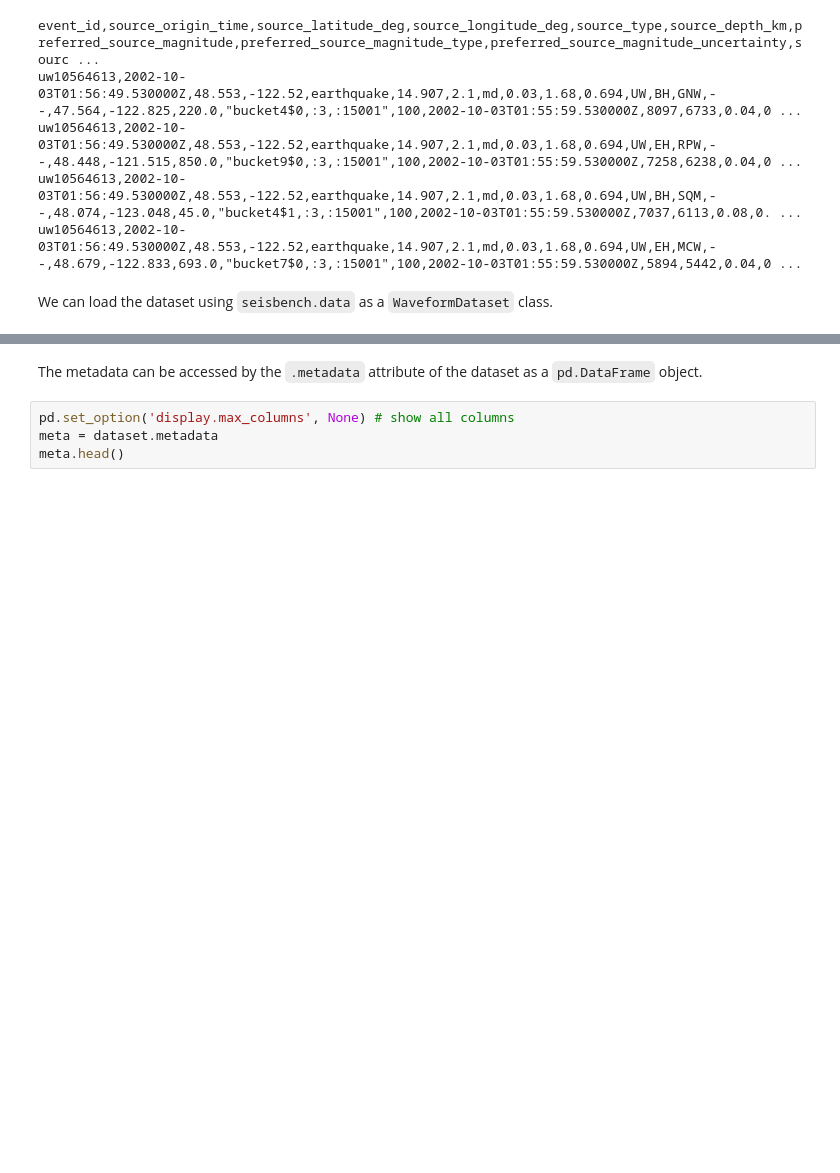
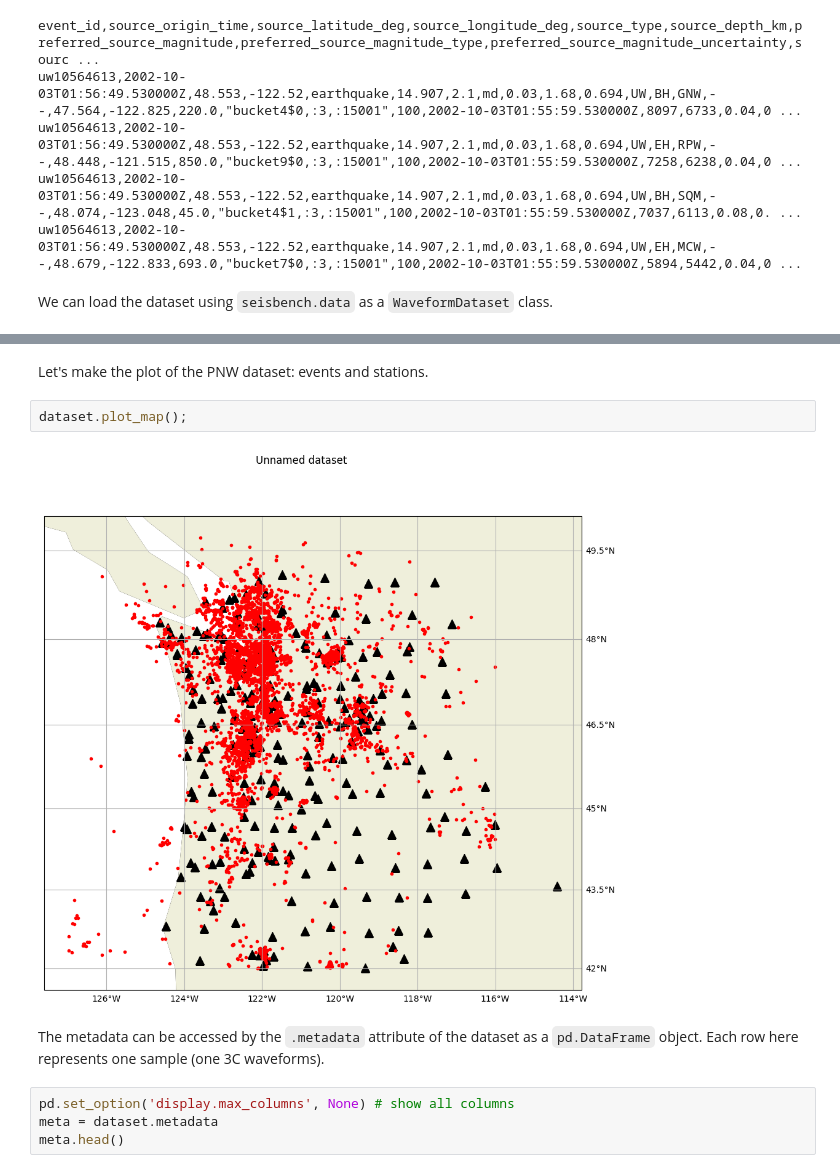
Before and after one commit to cascadiaquakes/2025_ML_TSC, a Jupyter notebook: notebooks/niyiyu/curated_pnw_dataset_seisbench.ipynb, the cells around one changed output, grey strips where cells are left out. Drawn from its saved outputs; the diff is of its cells as text; blank space fills up the shorter version.

```diff
--- a/notebooks/niyiyu/curated_pnw_dataset_seisbench.ipynb
+++ b/notebooks/niyiyu/curated_pnw_dataset_seisbench.ipynb
@@ -79,6 +209,12 @@ print(f"The dataset contains {len(dataset)} samples.")
 The dataset contains 18640 samples.
+# %% [markdown]
+Let's make the plot of the PNW dataset: events and stations.
+# %%
+dataset.plot_map();
+# %% [output]
+[figure, added]
 # %% [markdown]
-The metadata can be accessed by the `.metadata` attribute of the dataset as a `pd.DataFrame` object.
+The metadata can be accessed by the `.metadata` attribute of the dataset as a `pd.DataFrame` object. Each row here represents one sample (one 3C waveforms).
 # %%
 pd.set_option('display.max_columns', None) # show all columns
 meta = dataset.metadata
```
Also changed, not shown: parts of 33 cells of this notebook.
